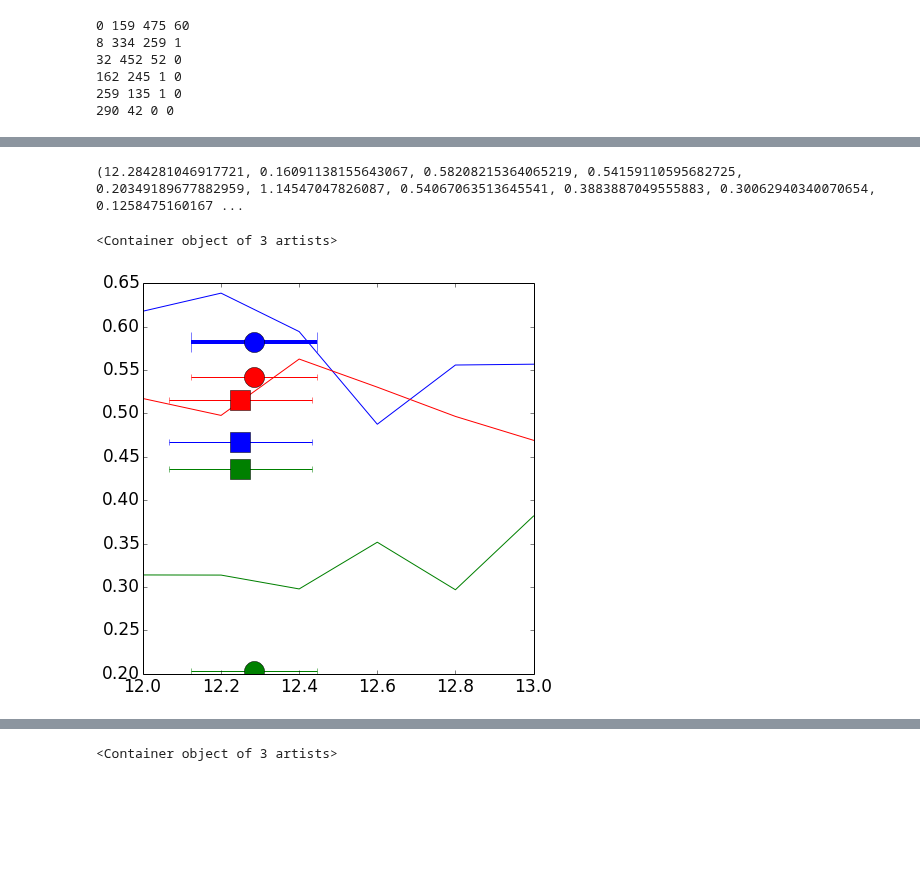
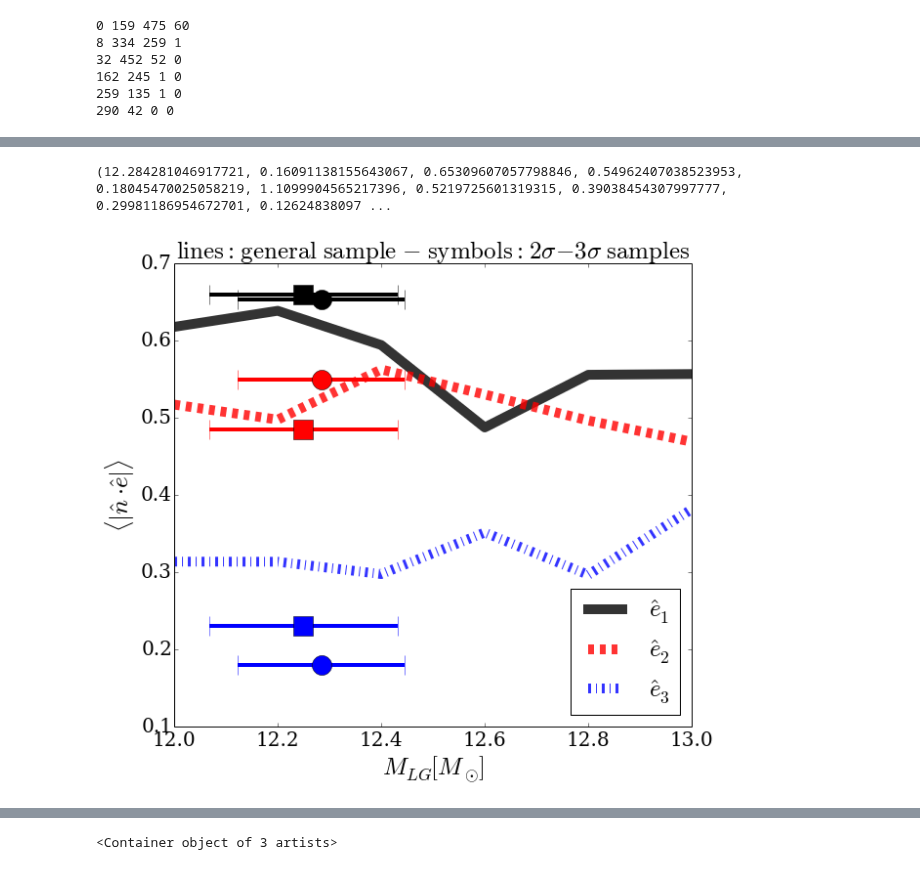
Before and after one commit to forero/LGEnvironment, a Jupyter notebook: code/MassDependencies.ipynb, the cells around one changed output, grey strips where cells are left out. Drawn from its saved outputs; the diff is of its cells as text; code cells hidden in the pictures; blank space fills up the shorter version.

Commit message:
notebook with mass dependencies produces publication quality plots

```diff
--- a/code/MassDependencies.ipynb
+++ b/code/MassDependencies.ipynb
@@ -192,19 +192,46 @@ stats_3S = median_in_mass_bin(halo_data_3S, web_data_3S)
+# %%
+def enlarge_labels(ax):
+    ticklabels_x = ax.get_xticklabels()
+    ticklabels_y = ax.get_yticklabels()
+    for label_x in ticklabels_x:
+        label_x.set_fontsize(20)
+        label_x.set_family('serif')
+    for label_y in ticklabels_y:
+        label_y.set_fontsize(20)
+        label_y.set_family('serif')
 # %%
-plot(log_mass_center, median_mu_normal_eigenv1, color='blue')
-plot(log_mass_center, median_mu_normal_eigenv2, color='red')
-plot(log_mass_center, median_mu_normal_eigenv3, color='green')
+fig = figure(figsize=(9.5,8.5))
+ax = axes()
+enlarge_labels(ax)
+ax.set_xlabel("$M_{LG} [M_{\odot}]$",fontsize=25)
+ax.set_ylabel(r"$\langle|\hat{n}\cdot\hat{e}|\rangle$",fontsize=25)
+
+plot(log_mass_center, median_mu_normal_eigenv1, '-', color='black', linewidth=10, alpha=0.8, label='$\hat{e}_1$')
+plot(log_mass_center, median_mu_normal_eigenv2, '--', color='red', linewidth=10, alpha=0.8, label='$\hat{e}_2$')
+plot(log_mass_center, median_mu_normal_eigenv3, '-.', color='blue', linewidth=10, alpha=0.8, label='$\hat{e}_3$')
 print stats_2S
-errorbar(stats_2S[0], stats_2S[2], xerr=stats_2S[1], fmt='o', color='blue',ms=20, elinewidth=4,capsize=10)
-errorbar(stats_2S[0], stats_2S[3], xerr=stats_2S[1], fmt='o', color='red',ms=20)
-errorbar(stats_2S[0], stats_2S[4], xerr=stats_2S[1], fmt='o', color='green',ms=20)
+errorbar(stats_2S[0], stats_2S[2], xerr=stats_2S[1], fmt='o', color='black',ms=20, elinewidth=4,capsize=10)
+errorbar(stats_2S[0], stats_2S[3], xerr=stats_2S[1], fmt='o', color='red',ms=20,elinewidth=4,capsize=10)
+errorbar(stats_2S[0], stats_2S[4], xerr=stats_2S[1], fmt='o', color='blue',ms=20, elinewidth=4,capsize=10)
 
-errorbar(stats_3S[0], stats_3S[2], xerr=stats_3S[1], fmt='bs', color='blue',ms=20)
-errorbar(stats_3S[0], stats_3S[3], xerr=stats_3S[1], fmt='bs', color='red',ms=20)
-errorbar(stats_3S[0], stats_3S[4], xerr=stats_3S[1], fmt='bs', color='green',ms=20)
+errorbar(stats_3S[0], stats_3S[2], xerr=stats_3S[1], fmt='bs', color='black',ms=20,elinewidth=4,capsize=10)
+errorbar(stats_3S[0], stats_3S[3], xerr=stats_3S[1], fmt='bs', color='red',ms=20,elinewidth=4,capsize=10)
+errorbar(stats_3S[0], stats_3S[4], xerr=stats_3S[1], fmt='bs', color='blue',ms=20,elinewidth=4,capsize=10)
+
+
+ax.legend(loc=4, scatterpoints=1, prop={'size':25})
+
+ax.set_title("$\mathrm{lines:\ general\ sample\ -\ symbols:\ 2\sigma -3\sigma\ samples}$", fontsize=25)
+ax.set_xlim([12.0,13.0])
+ax.set_ylim([0.1,0.7])
+
+filename="median_mass_alignment"
+savefig(filename + '.eps',format = 'eps', transparent=True)
+savefig(filename + '.pdf',format = 'pdf', transparent=True)
+savefig(filename + '.png',format = 'png', transparent=True)
 # %% [output]
-(12.284281046917721, 0.16091138155643067, 0.58208215364065219, 0.54159110595682725, 0.20349189677882959, 1.14547047826087, 0.54067063513645541, 0.3883887049555883, 0.30062940340070654, 0.1258475160167 ...
+(12.284281046917721, 0.16091138155643067, 0.65309607057798846, 0.54962407038523953, 0.18045470025058219, 1.1099904565217396, 0.5219725601319315, 0.39038454307997777, 0.29981186954672701, 0.12624838097 ...
-<Container object of 3 artists>
-[figure, old version]
+[figure, new version]
 # %%
 fill_between(log_mass_center, total_n*0, total_n_peak/total_n, facecolor='red', alpha=0.7)
 fill_between(log_mass_center, total_n_peak/total_n, \
```
Also changed, not shown: parts of 5 cells of this notebook.
